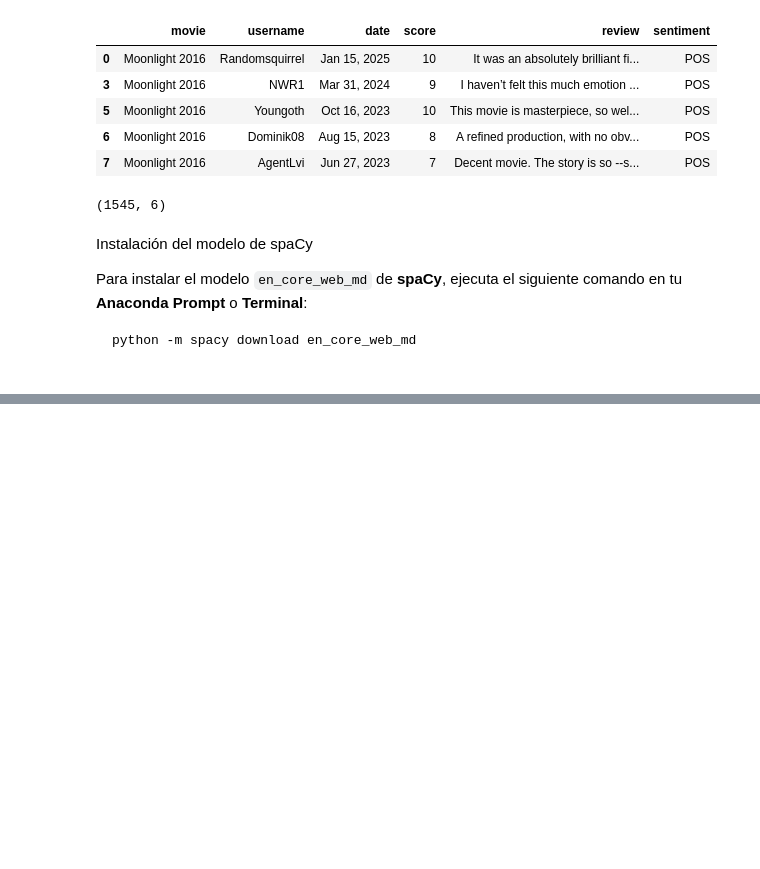
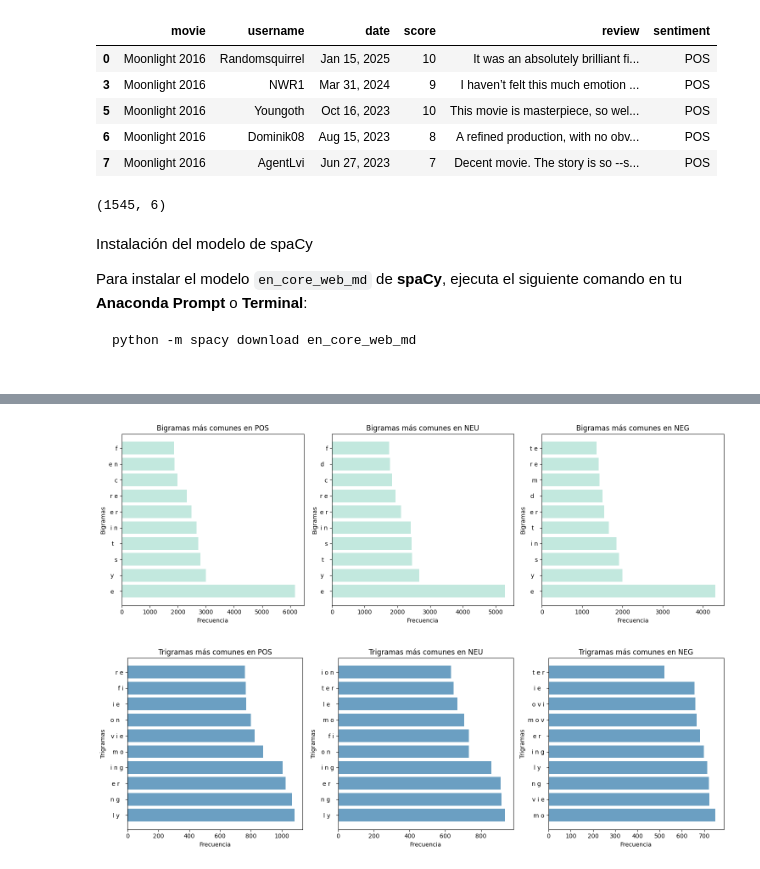
Before and after one commit to jugarbus/Proyecto_NLP, a Jupyter notebook: proyecto_NLP.ipynb, the cells around one changed output, grey strips where cells are left out. Cells and saved outputs as stored; diff of their text form; code cells hidden in the pictures; blank space fills up the shorter version.

```diff
--- a/proyecto_NLP.ipynb
+++ b/proyecto_NLP.ipynb
@@ -453,0 +686,5 @@ df.head(5)
+# %%
+plot_most_common_ngrams_by_class(df, "review", "sentiment")
+# %% [output]
+[figure, added]
+[figure, added]
```
Also changed, not shown: parts of 19 cells of this notebook.
